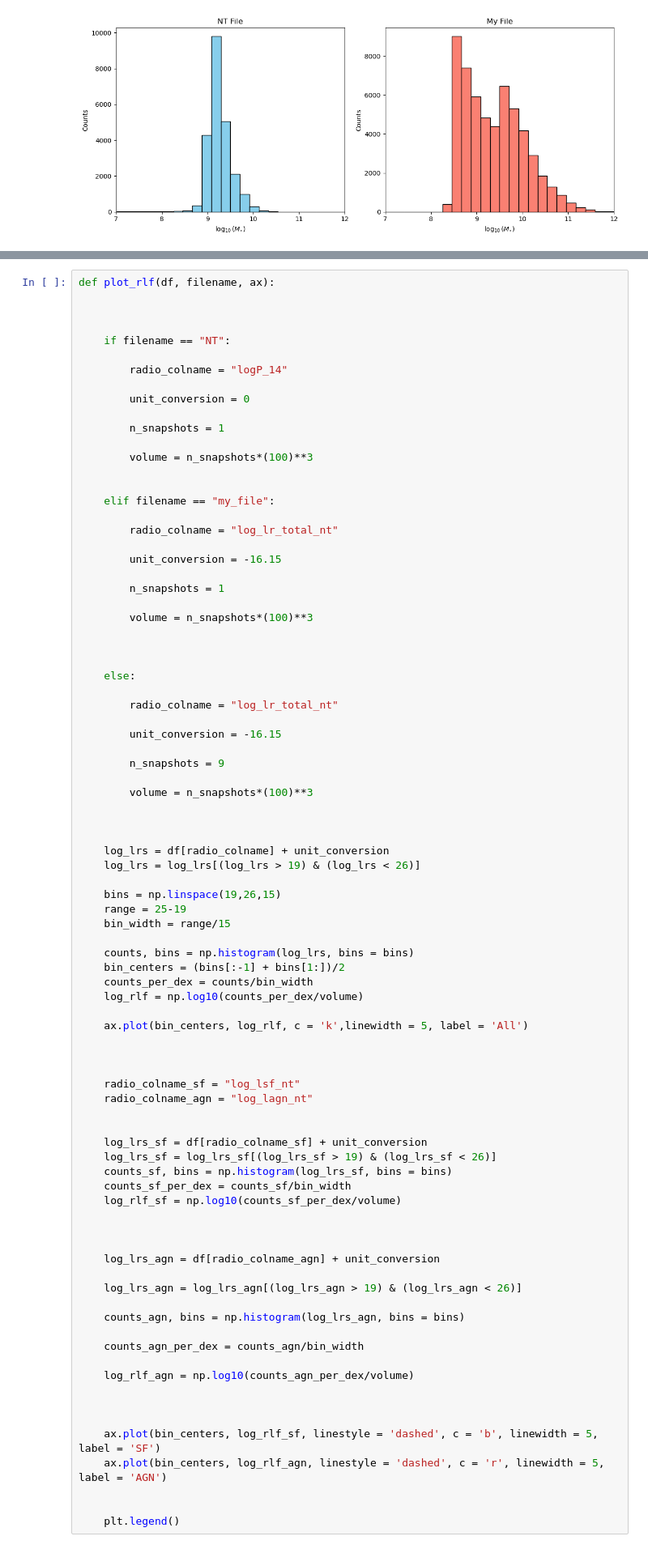
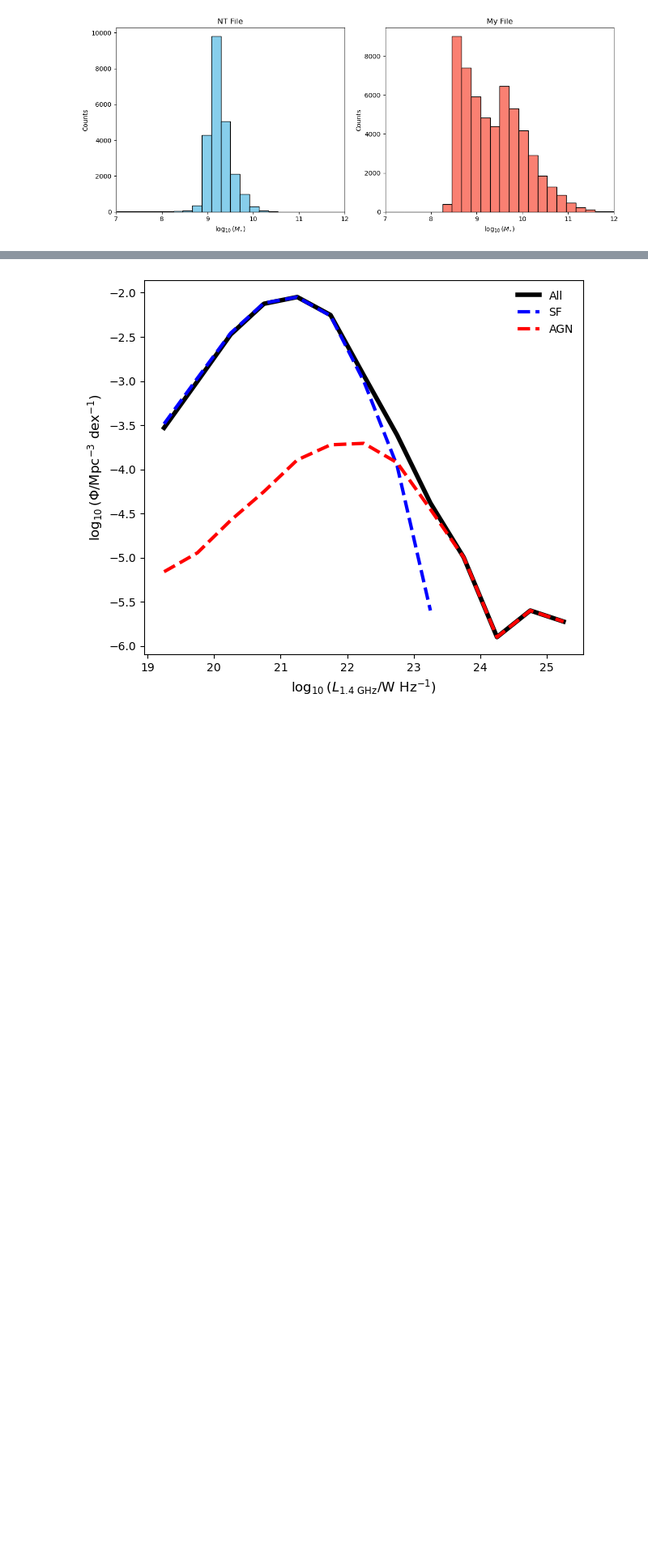
Before and after one commit to arjuns2197/simba_rlf_code, a Jupyter notebook: random_rough_work.ipynb, the cells around one changed output, grey strips where cells are left out. Shown at 81% size. Cells and saved outputs as stored; diff of their text form; blank space fills up the shorter version.

```diff
--- a/random_rough_work.ipynb
+++ b/random_rough_work.ipynb
@@ -187,85 +193,3 @@ plt.show()
 # %%
-def plot_rlf(df, filename, ax):
-
-
-
-    if filename == "NT":
-
-        radio_colname = "logP_14"
-
-        unit_conversion = 0
-
-        n_snapshots = 1
-
-        volume = n_snapshots*(100)**3
-
-
-    elif filename == "my_file":
-
-        radio_colname = "log_lr_total_nt"
-
-        unit_conversion = -16.15
-
-        n_snapshots = 1
-
-        volume = n_snapshots*(100)**3
-
-
-
-    else:
-
-        radio_colname = "log_lr_total_nt"
-
-        unit_conversion = -16.15
-
-        n_snapshots = 9
-
-        volume = n_snapshots*(100)**3
-
-
-
-    log_lrs = df[radio_colname] + unit_conversion
-    log_lrs = log_lrs[(log_lrs > 19) & (log_lrs < 26)]
-
-    bins = np.linspace(19,26,15)
-    range = 25-19
-    bin_width = range/15
-
-    counts, bins = np.histogram(log_lrs, bins = bins)
-    bin_centers = (bins[:-1] + bins[1:])/2
-    counts_per_dex = counts/bin_width
-    log_rlf = np.log10(counts_per_dex/volume)
-
-    ax.plot(bin_centers, log_rlf, c = 'k',linewidth = 5, label = 'All')
-
-
-
-    radio_colname_sf = "log_lsf_nt"
-    radio_colname_agn = "log_lagn_nt"
-
-
-    log_lrs_sf = df[radio_colname_sf] + unit_conversion
-    log_lrs_sf = log_lrs_sf[(log_lrs_sf > 19) & (log_lrs_sf < 26)]
-    counts_sf, bins = np.histogram(log_lrs_sf, bins = bins)
-    counts_sf_per_dex = counts_sf/bin_width
-    log_rlf_sf = np.log10(counts_sf_per_dex/volume)
-
-
-
-    log_lrs_agn = df[radio_colname_agn] + unit_conversion
-
-    log_lrs_agn = log_lrs_agn[(log_lrs_agn > 19) & (log_lrs_agn < 26)]
-
-    counts_agn, bins = np.histogram(log_lrs_agn, bins = bins)
-
-    counts_agn_per_dex = counts_agn/bin_width
-
-    log_rlf_agn = np.log10(counts_agn_per_dex/volume)
-
-
-
-    ax.plot(bin_centers, log_rlf_sf, linestyle = 'dashed', c = 'b', linewidth = 5, label = 'SF')
-    ax.plot(bin_centers, log_rlf_agn, linestyle = 'dashed', c = 'r', linewidth = 5, label = 'AGN')
-
-
-    plt.legend()
+# %% [output]
+[figure, added]
```
Also changed, not shown: parts of 6 cells of this notebook, 6 other files.
